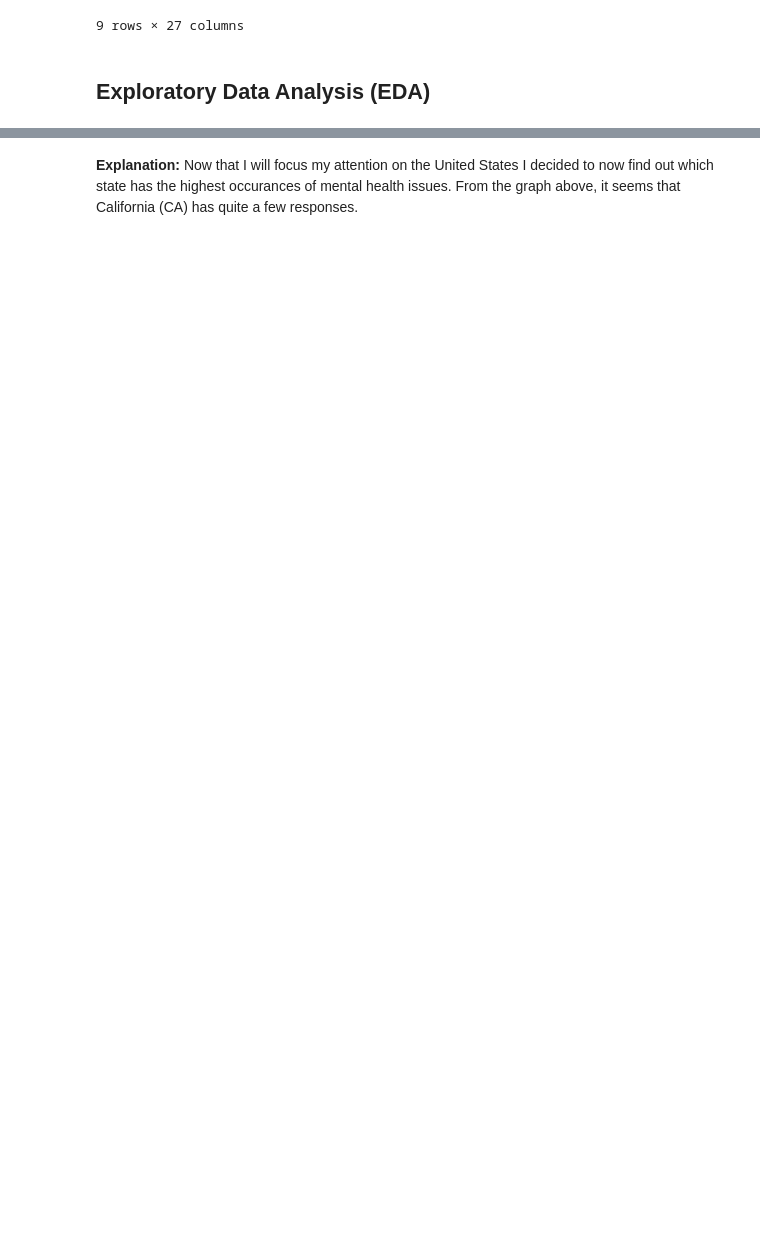
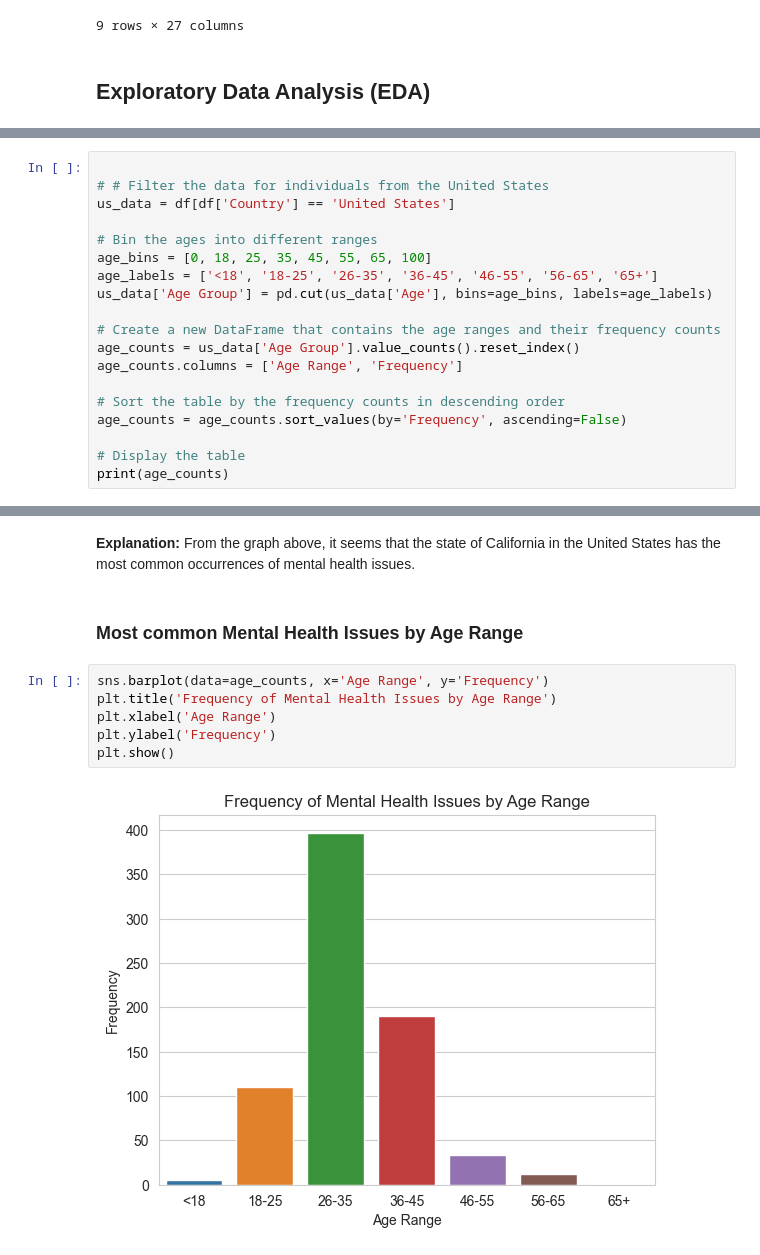
Before and after one commit to ubco-W2022T2-data301/project-group-group-49, a Jupyter notebook: analysis/analysis1.ipynb, the cells around one changed output, grey strips where cells are left out. Saved outputs shown, nothing was run; the diff lists cells and outputs as text; blank space fills up the shorter version.

```diff
--- a/analysis/analysis1.ipynb
+++ b/analysis/analysis1.ipynb
@@ -86,0 +105,19 @@ pivot_table
+# %%
+
+# # Filter the data for individuals from the United States
+us_data = df[df['Country'] == 'United States']
+
+# Bin the ages into different ranges
+age_bins = [0, 18, 25, 35, 45, 55, 65, 100]
+age_labels = ['<18', '18-25', '26-35', '36-45', '46-55', '56-65', '65+']
+us_data['Age Group'] = pd.cut(us_data['Age'], bins=age_bins, labels=age_labels)
+
+# Create a new DataFrame that contains the age ranges and their frequency counts
+age_counts = us_data['Age Group'].value_counts().reset_index()
+age_counts.columns = ['Age Range', 'Frequency']
+
+# Sort the table by the frequency counts in descending order
+age_counts = age_counts.sort_values(by='Frequency', ascending=False)
+
+# Display the table
+print(age_counts)
@@ -137,5 +172,15 @@ plt.xticks(rotation=90)
 plt.show()
 # %% [output]
 [figure]
-# %% [markdown]
-**Explanation:** Now that I will focus my attention on the United States I decided to now find out which state has the highest occurances of mental health issues. From the graph above, it seems that California (CA) has quite a few responses.
+# %% [markdown]
+**Explanation:** From the graph above, it seems that the state of California in the United States has the most common occurrences of mental health issues.
+# %% [markdown]
+### Most common Mental Health Issues by Age Range
+# %%
+sns.barplot(data=age_counts, x='Age Range', y='Frequency')
+plt.title('Frequency of Mental Health Issues by Age Range')
+plt.xlabel('Age Range')
+plt.ylabel('Frequency')
+plt.show()
+# %% [output]
+[figure, added]
```
Also changed, not shown: parts of 23 cells of this notebook, 1 other file.
